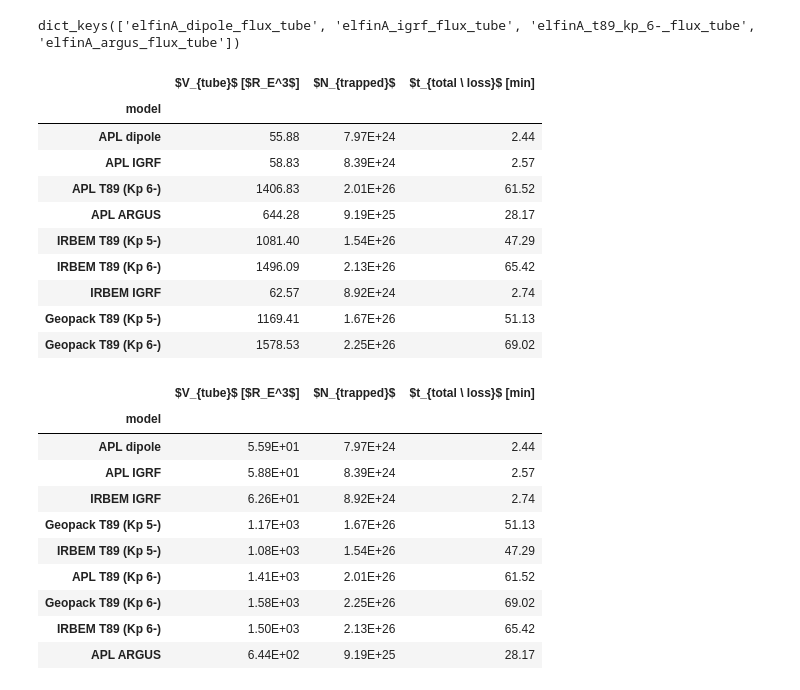
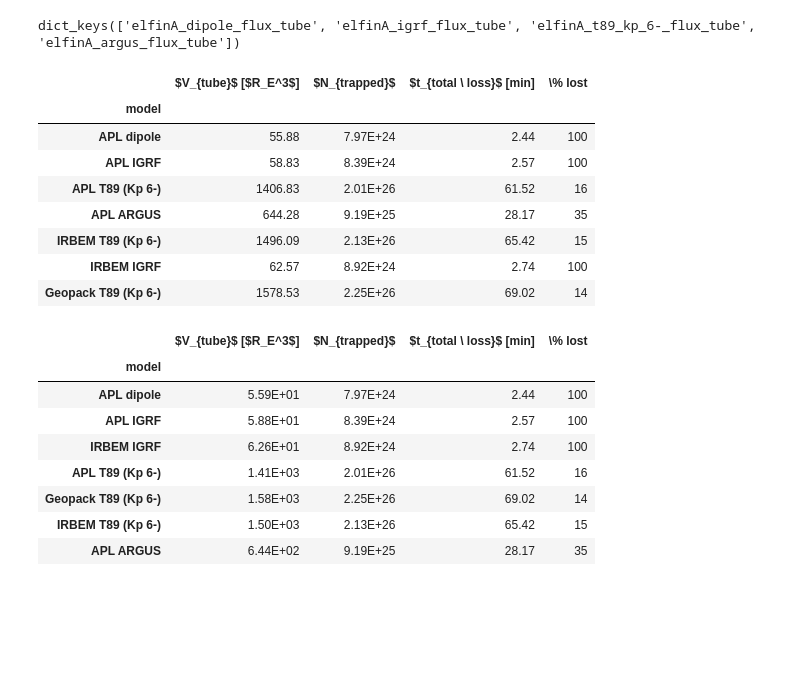
Before and after one commit to mshumko/elfinasi, a Jupyter notebook: src/20220904_substorm_study/energy_number_flux/20220904_elfin_themis_nflux_eflux.ipynb, the cells around one changed output. Saved outputs shown, nothing was run; the diff lists cells and outputs as text; code cells hidden in the pictures; blank space fills up the shorter version.

Commit message:
Cleaned up the loss table.

```diff
--- a/src/20220904_substorm_study/energy_number_flux/20220904_elfin_themis_nflux_eflux.ipynb
+++ b/src/20220904_substorm_study/energy_number_flux/20220904_elfin_themis_nflux_eflux.ipynb
@@ -1965,8 +1965,8 @@ def flux_tube_volume_irbem(irbem_model, X, maginput, starting_area, R0=1, interp
     # Resample S to a finer density of points.
     if len(field_line_dict['S']) > interpNum:
         warnings.warn('Warning: interpolating with less data than IRBEM outputs,'+
-        ' the bounce period may be inaccurate!')
-    sInterp = np.linspace(startInd, endInd, num = interpNum)
+        ' the field line may be inaccurate!')
+    sInterp = np.linspace(startInd, endInd, num=interpNum)
 
     # Calculate the small change in position, and magnetic field.
     dx = np.convolve(field_line_dict['fx'](sInterp), [-1,1], mode = 'same')
@@ -2140,8 +2140,10 @@ _gamma_themis, _j0_themis = themis_fit_params.loc[1, ['gamma', 'J0 [#/cm^2-s-sr-
 V_COL = '$V_{tube}$ [$R_E^3$]'
 N_COL = '$N_{trapped}$'
 TLOSS_COL = '$t_{total \\ loss}$ [min]'
+PERCENT_LOST = '\\% lost'
+expansion_phase_duration_min = 10
 
-df_loss = pd.DataFrame(columns=[V_COL, N_COL, TLOSS_COL])
+df_loss = pd.DataFrame(columns=[V_COL, N_COL, TLOSS_COL, PERCENT_LOST])
 
 v = SPEED_OF_LIGHT*np.sqrt(
     1-(ELECTRON_REST_ENERGY/(ELECTRON_REST_ENERGY+integrate_energies_kev))**2
@@ -2157,7 +2159,7 @@ n_per_volume_factor = 4*np.pi*np.trapezoid(
 elfin_flux_tube_ephemeris = merged_eflux.iloc[merged_eflux.index.get_indexer([pd.to_datetime(flux_tube_time)], method='nearest')]
 X = {
     'time':flux_tube_time,
-    'x1':elfin_flux_tube_ephemeris.iloc[0]['alt'],
+    'x1':110, # elfin_flux_tube_ephemeris.iloc[0]['alt'],
     'x2':elfin_flux_tube_ephemeris.iloc[0]['lat'],
     'x3':elfin_flux_tube_ephemeris.iloc[0]['lon']
     }
@@ -2182,64 +2184,54 @@ for key, df in b_model_runs.items():
         pd.DataFrame({
             V_COL: _V_re3,
             N_COL: _N_trapped,
-            TLOSS_COL: _N_trapped/dN_lost_dt/60
+            TLOSS_COL: _N_trapped/dN_lost_dt/60,
+            PERCENT_LOST: min(100, 100*expansion_phase_duration_min/(_N_trapped/dN_lost_dt/60))
         }, index=[model])
     ], ignore_index=False)
 
-for model, kext, maginput in zip(['IRBEM T89 (Kp 5-)', 'IRBEM T89 (Kp 6-)', 'IRBEM IGRF'], ['T89', 'T89', 'None'], [{'Kp':50}, {'Kp':60}, {}]):
+for model, kext, maginput in zip(['IRBEM T89 (Kp 6-)', 'IRBEM IGRF'], ['T89', 'None'], [{'Kp':60}, {}]):
     mag_model = IRBEM.MagFields(kext=kext)
     tube_V = flux_tube_volume_irbem(
         mag_model,
         X,
         maginput,
         starting_area=area_sq_cm
     )
     _N_trapped = n_per_volume_factor*tube_V
     df_loss = pd.concat([
         df_loss,
         pd.DataFrame({
             V_COL: tube_V / (R_E_cm**3),
             N_COL: _N_trapped,
-            TLOSS_COL: _N_trapped/dN_lost_dt/60
+            TLOSS_COL: _N_trapped/dN_lost_dt/60,
+            PERCENT_LOST: min(100, 100*expansion_phase_duration_min/(_N_trapped/dN_lost_dt/60))
         }, index=[model])
     ], ignore_index=False)
-
-geopack_tube_V = flux_tube_volume_geopack(X, {'Kp':5}, starting_area=area_sq_cm)
-geopack_N_trapped = n_per_volume_factor*geopack_tube_V
-df_loss = pd.concat([
-    df_loss,
-    pd.DataFrame({
-        V_COL: geopack_tube_V / (R_E_cm**3),
-        N_COL: geopack_N_trapped,
-        TLOSS_COL: geopack_N_trapped/dN_lost_dt/60
-    }, index=['Geopack T89 (Kp 5-)'])
-], ignore_index=False)
 
 geopack_tube_V = flux_tube_volume_geopack(X, {'Kp':6}, starting_area=area_sq_cm)
 geopack_N_trapped = n_per_volume_factor*geopack_tube_V
 df_loss = pd.concat([
     df_loss,
     pd.DataFrame({
         V_COL: geopack_tube_V / (R_E_cm**3),
         N_COL: geopack_N_trapped,
-        TLOSS_COL: geopack_N_trapped/dN_lost_dt/60
+        TLOSS_COL: geopack_N_trapped/dN_lost_dt/60,
+        PERCENT_LOST: min(100, 100*expansion_phase_duration_min/(geopack_N_trapped/dN_lost_dt/60))
     }, index=['Geopack T89 (Kp 6-)'])
 ], ignore_index=False)
 
 df_loss = df_loss.rename_axis('model', axis=0)
-df_loss.style.format({V_COL: "{:.2f}", N_COL: "{:.2E}", TLOSS_COL: "{:.2f}"})
+df_loss.style.format({V_COL: "{:.2f}", N_COL: "{:.2E}", TLOSS_COL: "{:.2f}", PERCENT_LOST: "{:.0f}"})
 # %% [output]
-|  | $V_{tube}$ [$R_E^3$] | $N_{trapped}$ | $t_{total \ loss}$ [min] |
-| model |  |  |  |
-| APL dipole | 55.88 | 7.97E+24 | 2.44 |
-| APL IGRF | 58.83 | 8.39E+24 | 2.57 |
-| APL T89 (Kp 6-) | 1406.83 | 2.01E+26 | 61.52 |
-| APL ARGUS | 644.28 | 9.19E+25 | 28.17 |
-| IRBEM T89 (Kp 5-) | 1081.40 | 1.54E+26 | 47.29 |
-| IRBEM T89 (Kp 6-) | 1496.09 | 2.13E+26 | 65.42 |
-| IRBEM IGRF | 62.57 | 8.92E+24 | 2.74 |
-| Geopack T89 (Kp 5-) | 1169.41 | 1.67E+26 | 51.13 |
-| Geopack T89 (Kp 6-) | 1578.53 | 2.25E+26 | 69.02 |
+|  | $V_{tube}$ [$R_E^3$] | $N_{trapped}$ | $t_{total \ loss}$ [min] | \% lost |
+| model |  |  |  |  |
+| APL dipole | 55.88 | 7.97E+24 | 2.44 | 100 |
+| APL IGRF | 58.83 | 8.39E+24 | 2.57 | 100 |
+| APL T89 (Kp 6-) | 1406.83 | 2.01E+26 | 61.52 | 16 |
+| APL ARGUS | 644.28 | 9.19E+25 | 28.17 | 35 |
+| IRBEM T89 (Kp 6-) | 1496.09 | 2.13E+26 | 65.42 | 15 |
+| IRBEM IGRF | 62.57 | 8.92E+24 | 2.74 | 100 |
+| Geopack T89 (Kp 6-) | 1578.53 | 2.25E+26 | 69.02 | 14 |
 # %%
 # Sort df_loss by model family: dipole -> IGRF -> T89 (Kp 5-) -> T89 (Kp 6-) -> ARGUS
 model_names = df_loss.index.to_series()
@@ -2269,16 +2261,14 @@ df_loss = (
            .sort_values(["_group", "_name"])
            .drop(columns=["_group", "_name"])
 )
-df_loss.style.format({V_COL: "{:.2E}", N_COL: "{:.2E}", TLOSS_COL: "{:.2f}"})
+df_loss.style.format({V_COL: "{:.2E}", N_COL: "{:.2E}", TLOSS_COL: "{:.2f}", PERCENT_LOST: "{:.0f}"})
 # %% [output]
-|  | $V_{tube}$ [$R_E^3$] | $N_{trapped}$ | $t_{total \ loss}$ [min] |
-| model |  |  |  |
-| APL dipole | 5.59E+01 | 7.97E+24 | 2.44 |
-| APL IGRF | 5.88E+01 | 8.39E+24 | 2.57 |
-| IRBEM IGRF | 6.26E+01 | 8.92E+24 | 2.74 |
-| Geopack T89 (Kp 5-) | 1.17E+03 | 1.67E+26 | 51.13 |
-| IRBEM T89 (Kp 5-) | 1.08E+03 | 1.54E+26 | 47.29 |
-| APL T89 (Kp 6-) | 1.41E+03 | 2.01E+26 | 61.52 |
-| Geopack T89 (Kp 6-) | 1.58E+03 | 2.25E+26 | 69.02 |
-| IRBEM T89 (Kp 6-) | 1.50E+03 | 2.13E+26 | 65.42 |
-| APL ARGUS | 6.44E+02 | 9.19E+25 | 28.17 |
+|  | $V_{tube}$ [$R_E^3$] | $N_{trapped}$ | $t_{total \ loss}$ [min] | \% lost |
+| model |  |  |  |  |
+| APL dipole | 5.59E+01 | 7.97E+24 | 2.44 | 100 |
+| APL IGRF | 5.88E+01 | 8.39E+24 | 2.57 | 100 |
+| IRBEM IGRF | 6.26E+01 | 8.92E+24 | 2.74 | 100 |
+| APL T89 (Kp 6-) | 1.41E+03 | 2.01E+26 | 61.52 | 16 |
+| Geopack T89 (Kp 6-) | 1.58E+03 | 2.25E+26 | 69.02 | 14 |
+| IRBEM T89 (Kp 6-) | 1.50E+03 | 2.13E+26 | 65.42 | 15 |
+| APL ARGUS | 6.44E+02 | 9.19E+25 | 28.17 | 35 |
```
Also changed, not shown: parts of 3 cells of this notebook.
